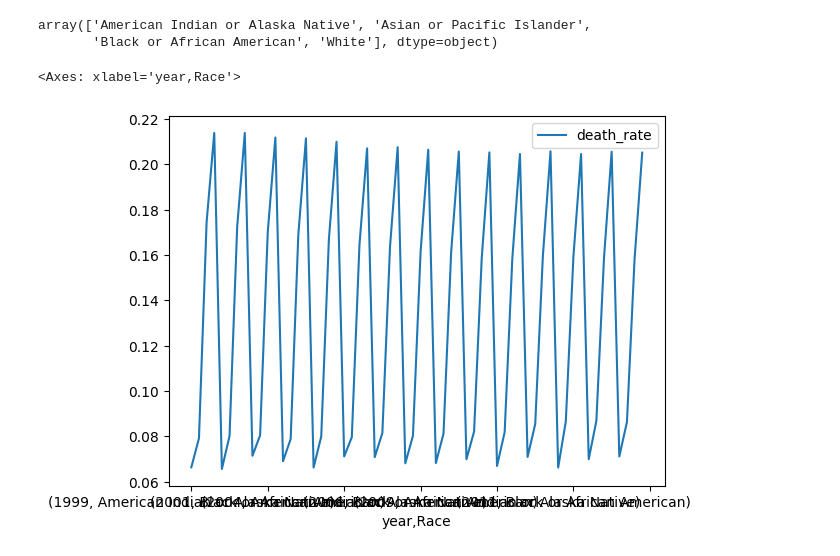
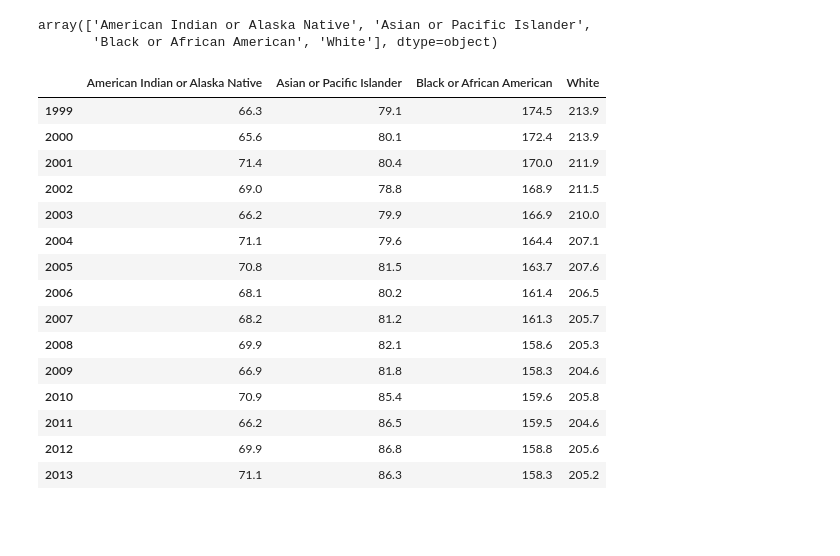
Before and after one commit to Caveexplorer/cdc_api_project, a Jupyter notebook: cdc_eda.ipynb, the cells around one changed output. Drawn from its saved outputs; the diff is of its cells as text; code cells hidden in the pictures; blank space fills up the shorter version.

```diff
--- a/cdc_eda.ipynb
+++ b/cdc_eda.ipynb
@@ -144,5 +144,27 @@ race_death_rate_over_time = df[['year', 'death_rate', 'Race']]
-# %%
-death_rate_over_time_by_race.plot()
-# %% [output]
-<Axes: xlabel='year,Race'>
-[figure, removed]
+# %%
+# look at the death rate over time for each race separately
+racial_dr_over_time = pd.DataFrame(index = range(len(df['year'].unique())))
+
+racial_dr_over_time['American Indian or Alaska Native'] = df[df['race'] == 'American Indian or Alaska Native']['crude_death_rate'].reset_index(drop = True)
+
+for race in df['race'].unique():
+    racial_dr_over_time[race] = df[df['race'] == race]['crude_death_rate'].reset_index(drop = True)
+racial_dr_over_time.set_index(df['year'].unique(), inplace = True)
+racial_dr_over_time
+# %% [output]
+|  | American Indian or Alaska Native | Asian or Pacific Islander | Black or African American | White |
+| 1999 | 66.3 | 79.1 | 174.5 | 213.9 |
+| 2000 | 65.6 | 80.1 | 172.4 | 213.9 |
+| 2001 | 71.4 | 80.4 | 170.0 | 211.9 |
+| 2002 | 69.0 | 78.8 | 168.9 | 211.5 |
+| 2003 | 66.2 | 79.9 | 166.9 | 210.0 |
+| 2004 | 71.1 | 79.6 | 164.4 | 207.1 |
+| 2005 | 70.8 | 81.5 | 163.7 | 207.6 |
+| 2006 | 68.1 | 80.2 | 161.4 | 206.5 |
+| 2007 | 68.2 | 81.2 | 161.3 | 205.7 |
+| 2008 | 69.9 | 82.1 | 158.6 | 205.3 |
+| 2009 | 66.9 | 81.8 | 158.3 | 204.6 |
+| 2010 | 70.9 | 85.4 | 159.6 | 205.8 |
+| 2011 | 66.2 | 86.5 | 159.5 | 204.6 |
+| 2012 | 69.9 | 86.8 | 158.8 | 205.6 |
+| 2013 | 71.1 | 86.3 | 158.3 | 205.2 |
```
Also changed, not shown: parts of 9 cells of this notebook.
